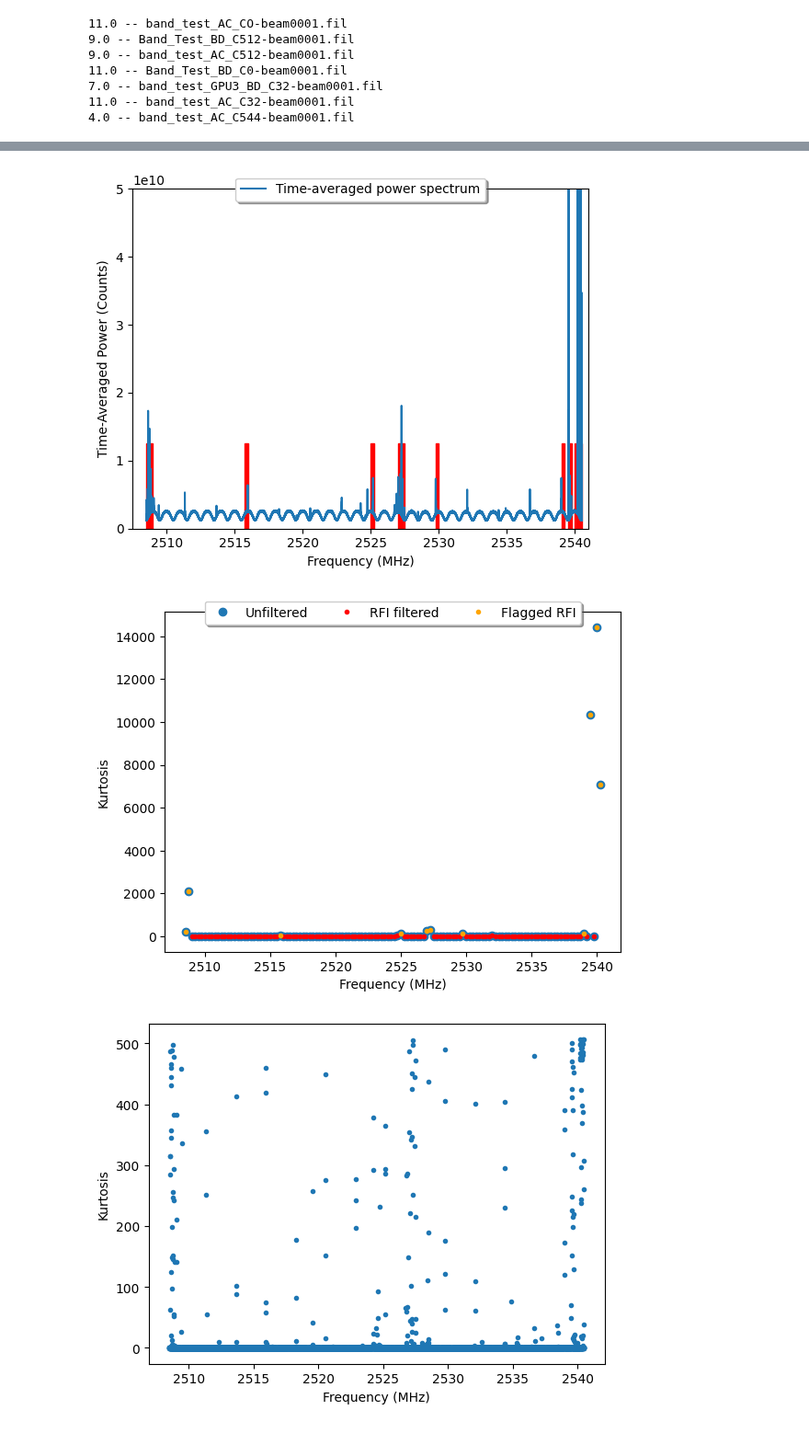
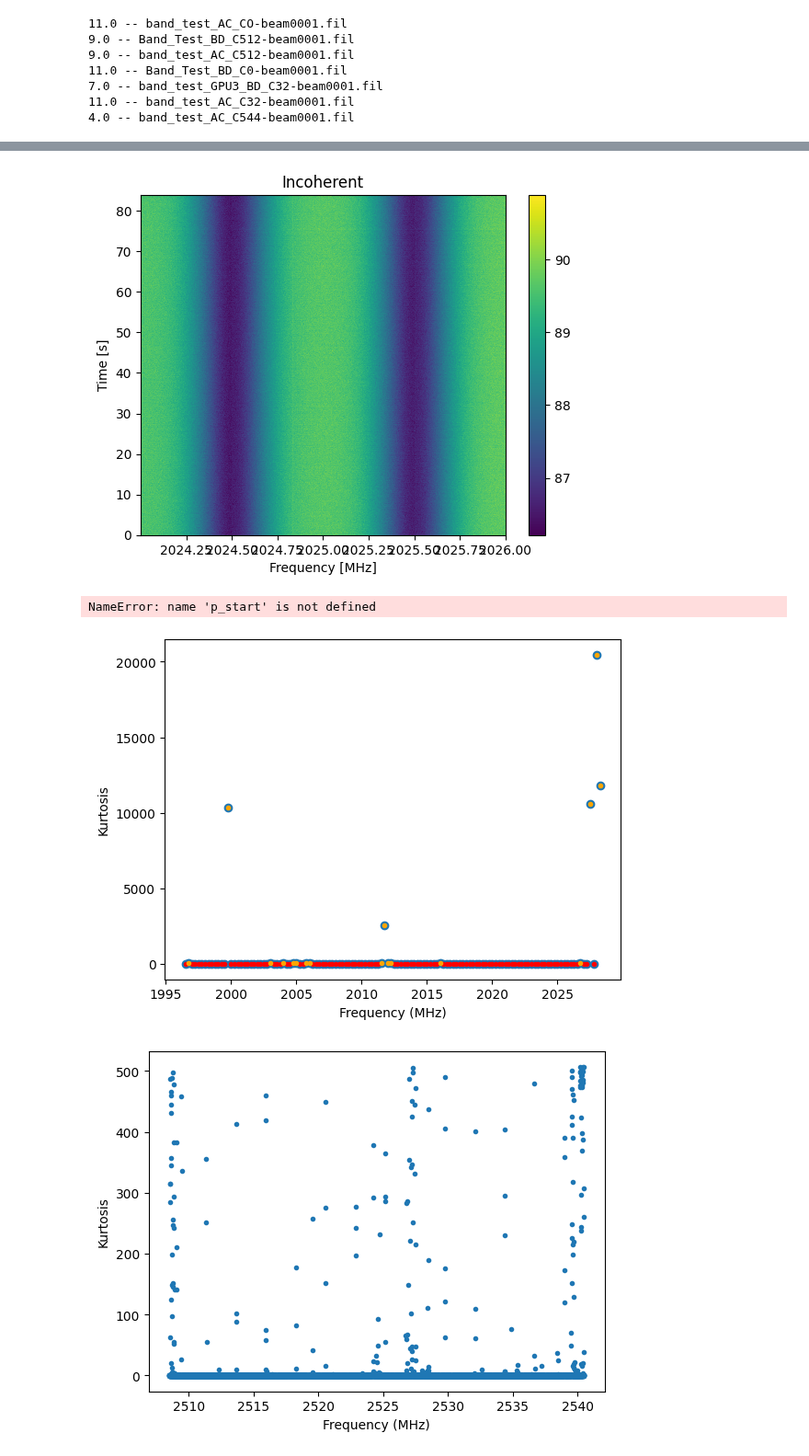
Before and after one commit to jareds-laf/playing-with-cosmic-data, a Jupyter notebook: filterbank/filterbank_rfi_id_kurtosis.ipynb, the cells around one changed output, grey strips where cells are left out. Shown at 92% size. Saved outputs shown, nothing was run; the diff lists cells and outputs as text; code cells hidden in the pictures.

```diff
--- a/filterbank/filterbank_rfi_id_kurtosis.ipynb
+++ b/filterbank/filterbank_rfi_id_kurtosis.ipynb
@@ -48,8 +48,6 @@ for i, file in enumerate(file_list):
 4.0 -- band_test_AC_C544-beam0001.fil
 # %%
 t0=time.time()
-
-water6 = Waterfall(os.path.normpath(file_list[6]), max_load = ml_list[6])
 
 
 # water0 = Waterfall(os.path.normpath(file_list[0]), max_load = ml_list[0])
@@ -57,7 +55,7 @@ water6 = Waterfall(os.path.normpath(file_list[6]), max_load = ml_list[6])
 # water2 = Waterfall(os.path.normpath(file_list[2]), max_load = ml_list[2])
 # water3 = Waterfall(os.path.normpath(file_list[3]), max_load = ml_list[3])
 # water4 = Waterfall(os.path.normpath(file_list[4]), max_load = ml_list[4])
-# water5 = Waterfall(os.path.normpath(file_list[5]), max_load = ml_list[5])
+water5 = Waterfall(os.path.normpath(file_list[5]), max_load = ml_list[5])
 # water6 = Waterfall(os.path.normpath(file_list[6]), max_load = ml_list[6])
 
 # water_list = [water0, water1, water2, water3, water4, water5, water6]
@@ -220,11 +265,12 @@ def plot_tavg_powertemp(wf_in,
 # %%
-plot_tavg_powertemp(water6, f_start=2507.5, f_stop=2541, n_divs=128)
+water5.plot_waterfall(f_start=2024, f_stop=2026)
 # %% [output]
-[figure, old version]
+[figure, new version]
 # %%
-plot_mask_kurtosis(water6, n_divs=128, threshold=50, unfiltered=True, not_rfi=True, rfi=True)
+plot_mask_kurtosis(water5, n_divs=128, threshold=20, unfiltered=True, not_rfi=True, rfi=True)
 # %% [output]
+NameError: name 'p_start' is not defined
-[figure, old version]
+[figure, new version]
 # %%
 plt.close('all')
 # %%
```
Also changed, not shown: parts of 11 cells of this notebook.
